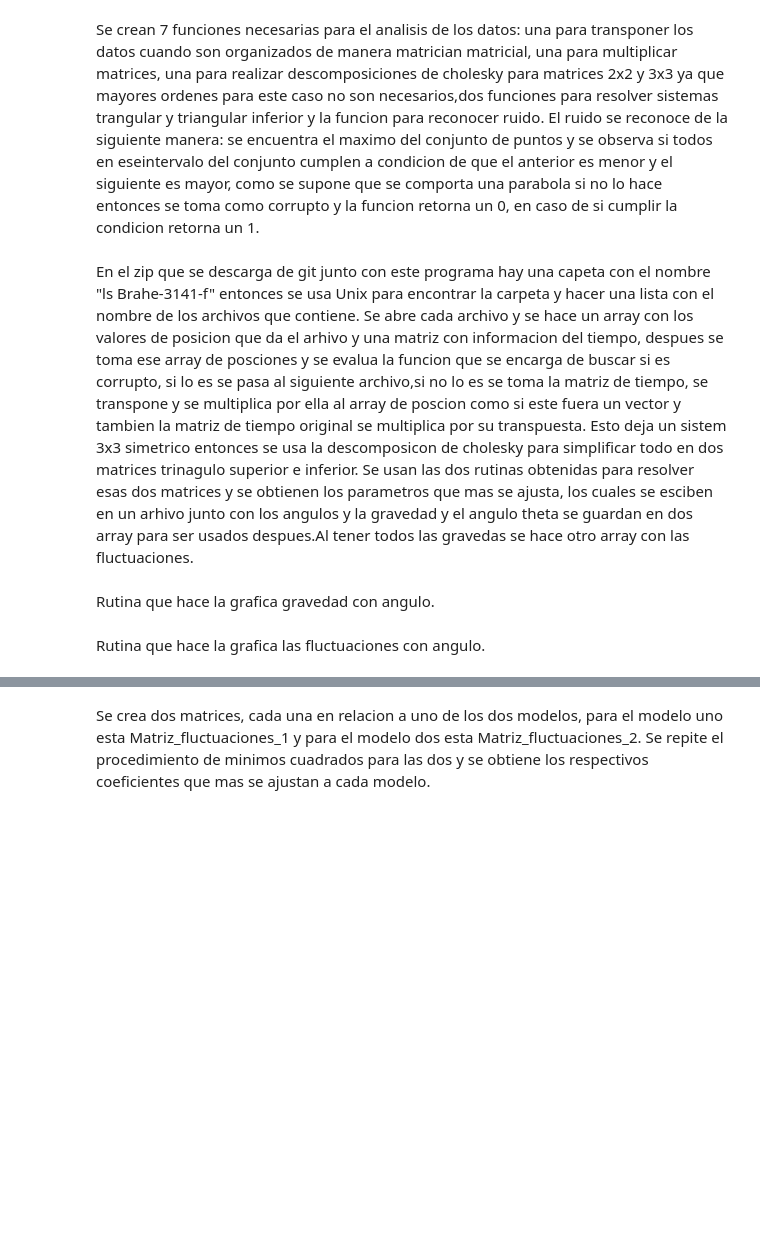
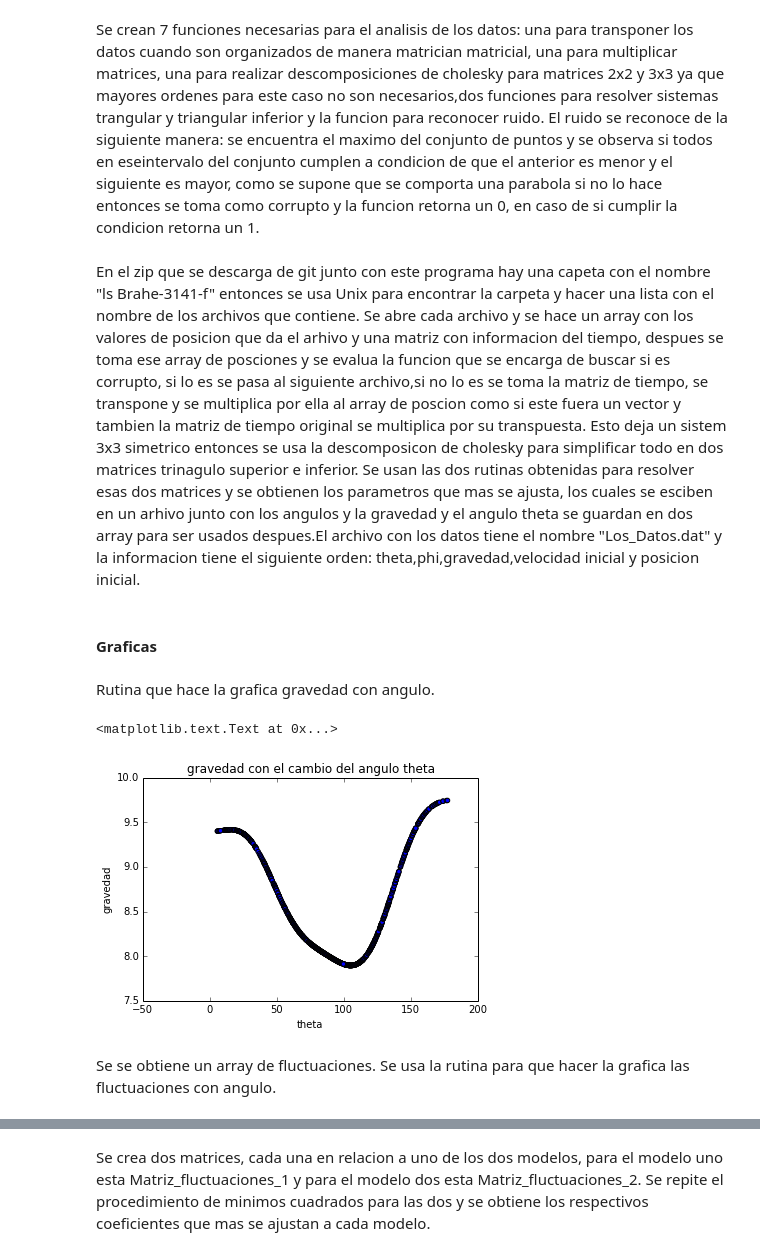
Before and after one commit to JuanDiegoArango/Tarea-4, a Jupyter notebook: Tarea Computacional.ipynb, the cells around one changed output, grey strips where cells are left out. Drawn from its saved outputs; the diff is of its cells as text; code cells hidden in the pictures; blank space fills up the shorter version.

```diff
--- a/Tarea Computacional.ipynb
+++ b/Tarea Computacional.ipynb
@@ -9,7 +14,7 @@ Se crean 7 funciones necesarias para el analisis de los datos: una para transpon
 def transponer(a):
     y=len(a)
     x=len(a[0])
-    b= np.zeros((x,y))
+    b= zeros((x,y))
     for i in range  (0,x):
         for j in range (0,y):
             b[i][j]=a[j][i]
@@ -31,12 +36,12 @@ def multiplicar(a,b):
 
 def descomposicion_cholesky_para_matriz3X3(a):
     l=np.zeros((3,3))
-    l[0][0]=np.sqrt(a[0][0])
+    l[0][0]=sqrt(a[0][0])
     l[1][0]=a[1][0]/l[0][0]
     l[2][0]=a[2][0]/l[0][0]
-    l[1][1]=np.sqrt(a[1][1]-(l[1][0])**2)
+    l[1][1]=sqrt(a[1][1]-(l[1][0])**2)
     l[2][1]=(a[2][1]-l[2][0]*l[1][0])/l[1][1]
-    l[2][2]=np.sqrt(a[2][2]-(l[2][1]**2+l[2][0]**2))
+    l[2][2]=sqrt(a[2][2]-(l[2][1]**2+l[2][0]**2))
     return l
 
 def resolver_l(matriz,vector):
@@ -72,27 +77,27 @@ def encontrar_ruido(a):
     return respuesta
 
 def descomposicion_cholesky_para_matriz2X2(a):
-    l=np.zeros((2,2))
-    l[0][0]=np.sqrt(a[0][0])
+    l=zeros((2,2))
+    l[0][0]=sqrt(a[0][0])
     l[1][0]=a[1][0]/l[0][0]
-    l[1][1]=np.sqrt(a[1][1]-(l[1][0])**2)
+    l[1][1]=sqrt(a[1][1]-(l[1][0])**2)
     return l
 # %% [markdown]
-En el zip que se descarga de git junto con este programa hay una capeta con el nombre "ls Brahe-3141-f" entonces se usa Unix para encontrar la  carpeta y hacer una lista con el nombre de los archivos que contiene. Se abre cada archivo y se hace un array con los valores de posicion que da el arhivo y una matriz con informacion del tiempo, despues se toma ese array de posciones y se evalua la funcion que se encarga de buscar si es corrupto, si lo es se pasa al siguiente archivo,si no lo es se toma la matriz de tiempo, se transpone y se multiplica por ella al array de poscion como si este fuera un vector y tambien la matriz de tiempo original se multiplica por su transpuesta. Esto deja un sistem 3x3 simetrico entonces se usa la descomposicon de cholesky para simplificar todo en dos matrices trinagulo superior e inferior. Se usan las dos rutinas obtenidas para resolver esas dos matrices y se obtienen los parametros que mas se ajusta, los cuales se esciben en un arhivo junto con los angulos y la gravedad y el angulo theta se guardan en dos array para ser usados despues.Al tener todos las gravedas se hace otro array con las fluctuaciones.
+En el zip que se descarga de git junto con este programa hay una capeta con el nombre "ls Brahe-3141-f" entonces se usa Unix para encontrar la  carpeta y hacer una lista con el nombre de los archivos que contiene. Se abre cada archivo y se hace un array con los valores de posicion que da el arhivo y una matriz con informacion del tiempo, despues se toma ese array de posciones y se evalua la funcion que se encarga de buscar si es corrupto, si lo es se pasa al siguiente archivo,si no lo es se toma la matriz de tiempo, se transpone y se multiplica por ella al array de poscion como si este fuera un vector y tambien la matriz de tiempo original se multiplica por su transpuesta. Esto deja un sistem 3x3 simetrico entonces se usa la descomposicon de cholesky para simplificar todo en dos matrices trinagulo superior e inferior. Se usan las dos rutinas obtenidas para resolver esas dos matrices y se obtienen los parametros que mas se ajusta, los cuales se esciben en un arhivo junto con los angulos y la gravedad y el angulo theta se guardan en dos array para ser usados despues.El archivo con los datos tiene el nombre "Los_Datos.dat" y la informacion tiene el siguiente orden: theta,phi,gravedad,velocidad inicial y posicion inicial.
 # %%
-G=open("Los_datos_en_el_siguiente_orden_de_theta_phi_gravedad_velocidad_posicion.dat",'w')
+G=open("Los_Datos.dat",'w')
 archivos =!ls Brahe-3141-f
 longitud=len(archivos)
-gravedad=np.empty(0)
-theta=np.empty(0)
+gravedad=empty(0)
+theta=empty(0)
 for j in range (0,longitud):
     Informacion_experimental=np.zeros((38,3))
-    Posicion=np.zeros((38,1))
+    Posicion=zeros((38,1))
     f=open("Brahe-3141-f"+os.path.sep+archivos[j]+"",'r')
     for i in range (0,38):
         a=f.readline()
         b=StringIO(a)
-        casilla=np.loadtxt(b)
+        casilla=loadtxt(b)
         Informacion_experimental[i][0]=(float(casilla[0])**2)/2
         Informacion_experimental[i][1]=float(casilla[0])
         Informacion_experimental[i][2]=1
@@ -112,16 +117,18 @@ for j in range (0,longitud):
         gravedad=np.append(gravedad,c[0])
         theta=np.append(theta,float(b[2]))
 G.close()
-fluctuaciones=(gravedad.mean()-gravedad)/gravedad.mean()
+# %% [markdown]
+#### Graficas
 # %% [markdown]
 Rutina que hace la grafica gravedad con angulo.
 # %%
-plt.figure()
-plt.scatter(theta,gravedad)
-plt.xlabel('theta')
-plt.ylabel('gravedad')
-plt.title('gravedad con el cambio del angulo theta')
-plt.show()
+scatter(theta,abs(gravedad))
+xlabel('theta')
+ylabel('gravedad')
+title('gravedad con el cambio del angulo theta')
+# %% [output]
+<matplotlib.text.Text at 0x...>
+[figure, added]
 # %% [markdown]
-Rutina que hace la grafica las fluctuaciones con angulo.
+Se se obtiene un array de fluctuaciones. Se usa la rutina para que hacer la grafica las fluctuaciones con angulo.
 # %%
```
Also changed, not shown: parts of 8 cells of this notebook.
